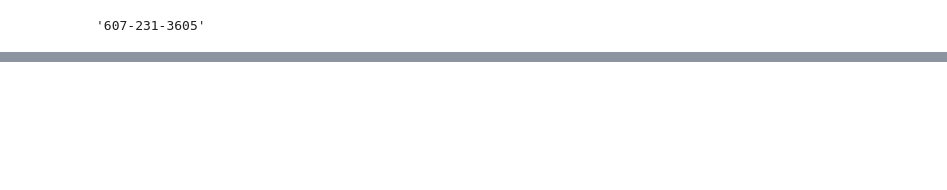
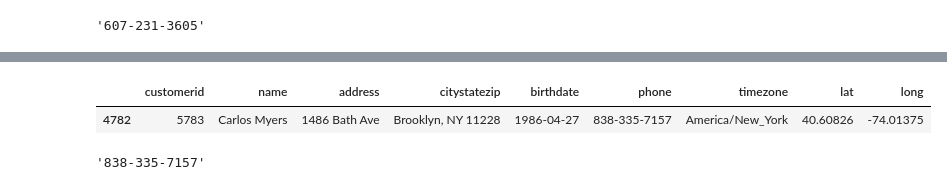
Before and after one commit to danielcs88/Hannukah-of-Data, a Jupyter notebook: 5784/2023_hod.ipynb, the cells around one changed output, grey strips where cells are left out. Cells and saved outputs as stored; diff of their text form; code cells hidden in the pictures; blank space fills up the shorter version.

```diff
--- a/5784/2023_hod.ipynb
+++ b/5784/2023_hod.ipynb
@@ -569,0 +973,16 @@ customers.pipe(four_the_early_bird).pipe(answer)
+# %%
+def seven_the_meet_cute(customers_df: pd.DataFrame = customers) -> pd.DataFrame:
+    the_meet = the_order_of_the_meet()
+    the_couple_customer_ids = the_meet["customerid"]
+    the_bargain_hunter = six_the_bargain_hunter()["customerid"]
+    the_meet_cute_id = set(the_couple_customer_ids) - set(the_bargain_hunter)
+    return customers_df.loc[customers_df["customerid"].isin(list(the_meet_cute_id))]
+# %%
+customers.pipe(seven_the_meet_cute).pipe(display)
+# %% [output]
+|  | customerid | name | address | citystatezip | birthdate | phone | timezone | lat | long |
+| 4782 | 5783 | Carlos Myers | 1486 Bath Ave | Brooklyn, NY 11228 | 1986-04-27 | 838-335-7157 | America/New_York | 40.60826 | -74.01375 |
+# %%
+customers.pipe(seven_the_meet_cute).pipe(answer)
+# %% [output]
+'838-335-7157'
```
Also changed, not shown: parts of 34 cells of this notebook, 8 other files.
